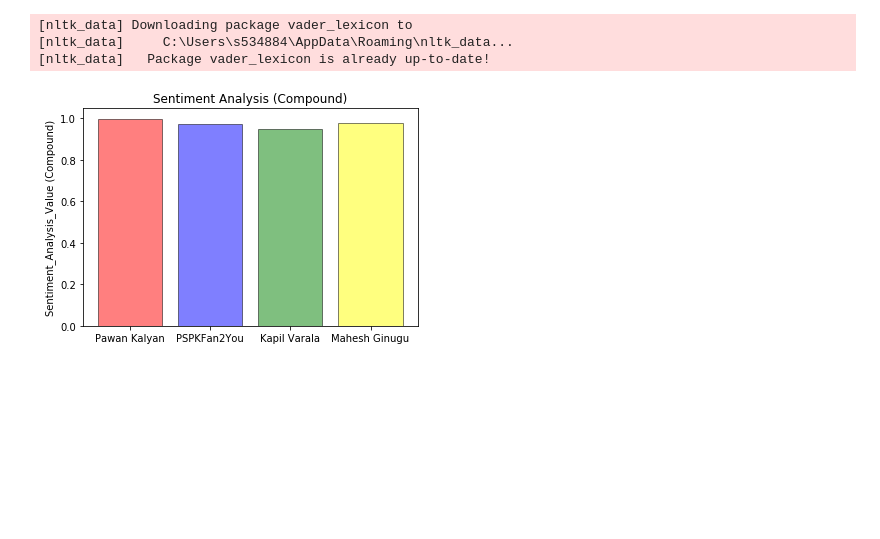
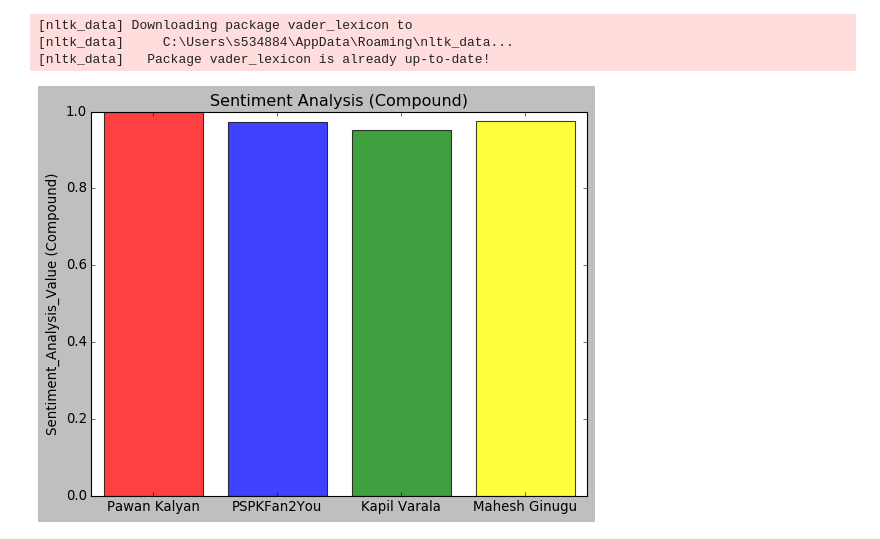
Before and after one commit to 44520-s19/wm-final-project-GallaPriyanka, a Jupyter notebook: final-project.ipynb, the cells around one changed output. Cells and saved outputs as stored; diff of their text form; code cells hidden in the pictures; blank space fills up the shorter version.

Commit message:
included seaborn-poster

```diff
--- a/final-project.ipynb
+++ b/final-project.ipynb
@@ -207,19 +209,25 @@ Sentiment Analysis for Mahesh Ginugu's tweets: {'neg': 0.042, 'neu': 0.823, 'pos
 # %%
 people = ("Pawan Kalyan", "PSPKFan2You", "Kapil Varala", "Mahesh Ginugu")
 y_pos = np.arange(len(people))
 
 polarity_score_pawanKalyan_list = list(polarity_score_pawanKalyan.values())
 polarity_score_PSPKFan2You_list = list(polarity_score_PSPKFan2You.values())
 polarity_score_KapilVarala_list = list(polarity_score_KapilVarala.values())
 polarity_score_MaheshGinugu_list = list(polarity_score_MaheshGinugu.values())
 
 sentiment_analysis_compound_value = [polarity_score_pawanKalyan_list[3], polarity_score_PSPKFan2You_list[3], polarity_score_KapilVarala_list[3], polarity_score_MaheshGinugu_list[3]]
 
-plt.bar(y_pos, sentiment_analysis_compound_value, align='center', alpha=0.5, color=['red', 'blue', 'green', 'yellow'], edgecolor='black')
+plt.bar(y_pos, sentiment_analysis_compound_value, align='center', alpha=0.75, color=['red', 'blue', 'green', 'yellow'], edgecolor='black')
 plt.xticks(y_pos, people)
 plt.ylabel('Sentiment_Analysis_Value (Compound)')
 plt.title('Sentiment Analysis (Compound)')
 
+import matplotlib.style as style
+style.use('seaborn-poster')
+# style.use('classic')
+# style.use('seaborn-talk')
+
+
 plt.show()
 # %% [output]
-[figure, old version]
+[figure, new version]
```
Also changed, not shown: parts of 1 cell of this notebook.
